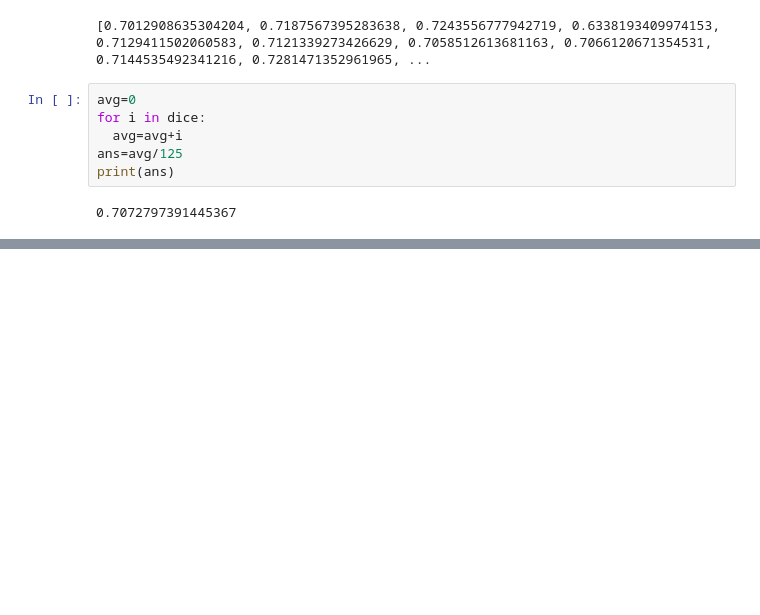
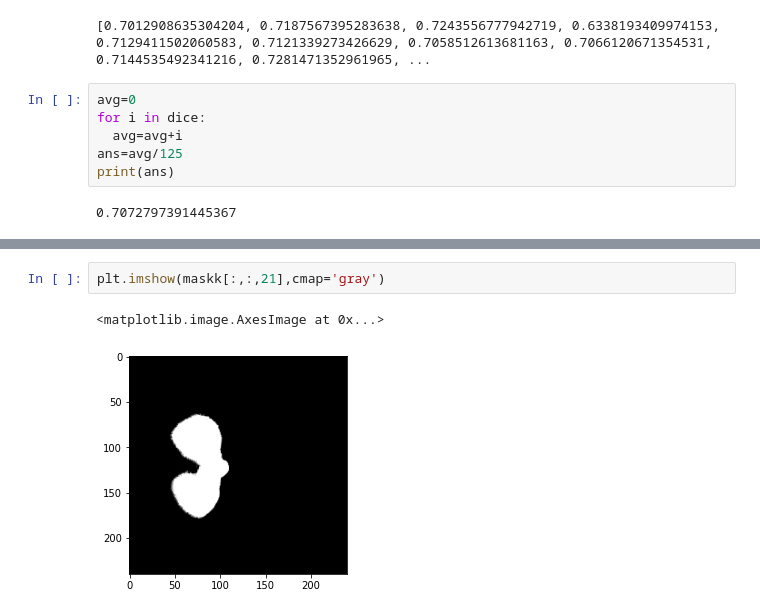
Before and after one commit to qasim7860/brain-tumor-and-lung-cancer-code, a Jupyter notebook: Antspy_skull_stripper_v2_0.ipynb, the cells around one changed output, grey strips where cells are left out. Saved outputs shown, nothing was run; the diff lists cells and outputs as text; blank space fills up the shorter version.

```diff
--- a/Antspy_skull_stripper_v2_0.ipynb
+++ b/Antspy_skull_stripper_v2_0.ipynb
@@ -318,0 +336,5 @@ print(ans)
+# %%
+plt.imshow(maskk[:,:,21],cmap='gray')
+# %% [output]
+<matplotlib.image.AxesImage at 0x...>
+[figure, added]
```
Also changed, not shown: parts of 4 cells of this notebook.
